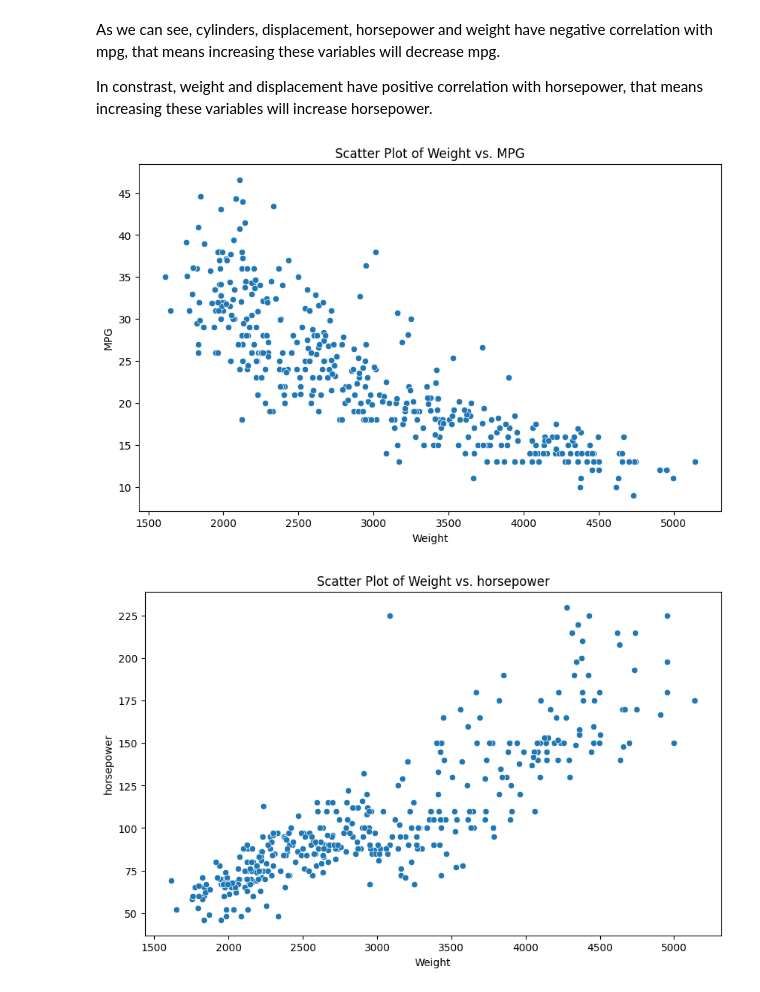
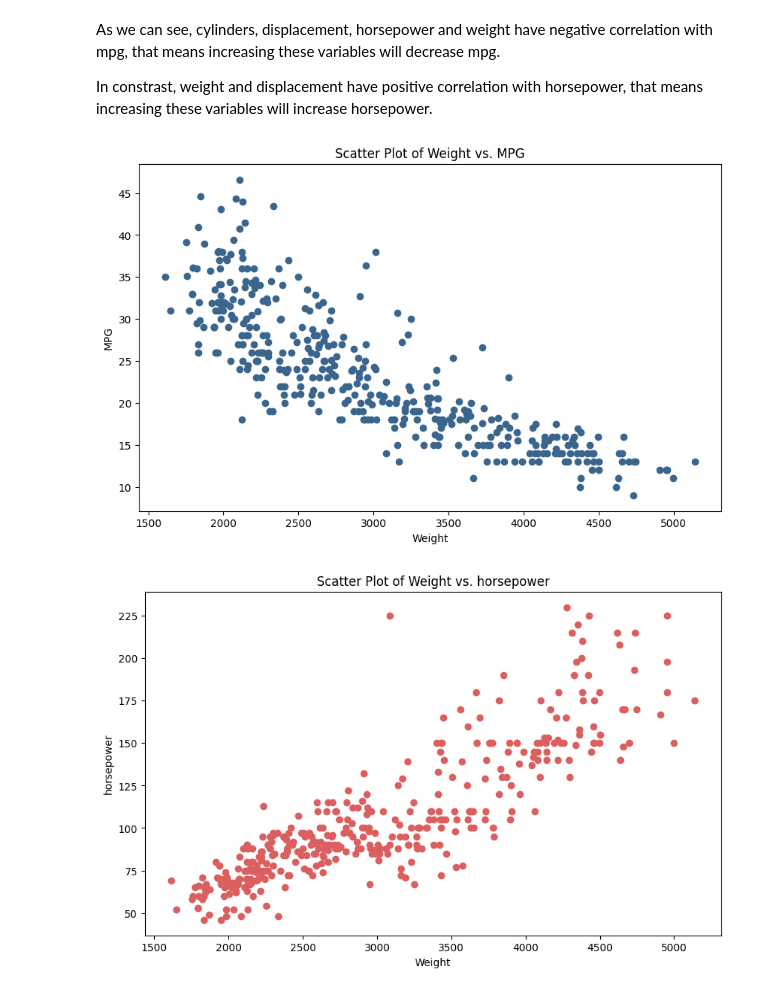
Before and after one commit to GabrielRomaoG/correlation_heatmap_python, a Jupyter notebook: heat_map.ipynb, the cells around one changed output. Drawn from its saved outputs; the diff is of its cells as text; code cells hidden in the pictures.

Commit message:
improve scatter colors

```diff
--- a/heat_map.ipynb
+++ b/heat_map.ipynb
@@ -108,24 +108,24 @@ In constrast, weight and displacement have positive correlation with horsepower,
 # The correlation between weight and MPG is -0.83
 # Plotting this relationship
 plt.figure(figsize=(10, 6))
-sns.scatterplot(x='weight', y='mpg', data=auto_df)
+plt.scatter(auto_df['weight'], auto_df['mpg'], color='#3A658D')
 plt.title('Scatter Plot of Weight vs. MPG')
 plt.xlabel('Weight')
 plt.ylabel('MPG')
 plt.show()
 # %% [output]
-[figure, old version]
+[figure, new version]
 # %%
 # The correlation between weight and horsepower is 0.86
 # Plotting this relationship
 plt.figure(figsize=(10, 6))
-sns.scatterplot(x='weight', y='horsepower', data=auto_df)
+plt.scatter(auto_df['weight'], auto_df['horsepower'], color='#DC5F5F')
 plt.title('Scatter Plot of Weight vs. horsepower')
 plt.xlabel('Weight')
 plt.ylabel('horsepower')
 plt.show()
 # %% [output]
-[figure, old version]
+[figure, new version]
 # %%
 # The correlation between year and acceleration is 0.28
 # plotting this relationship
```
Also changed, not shown: parts of 1 cell of this notebook.
